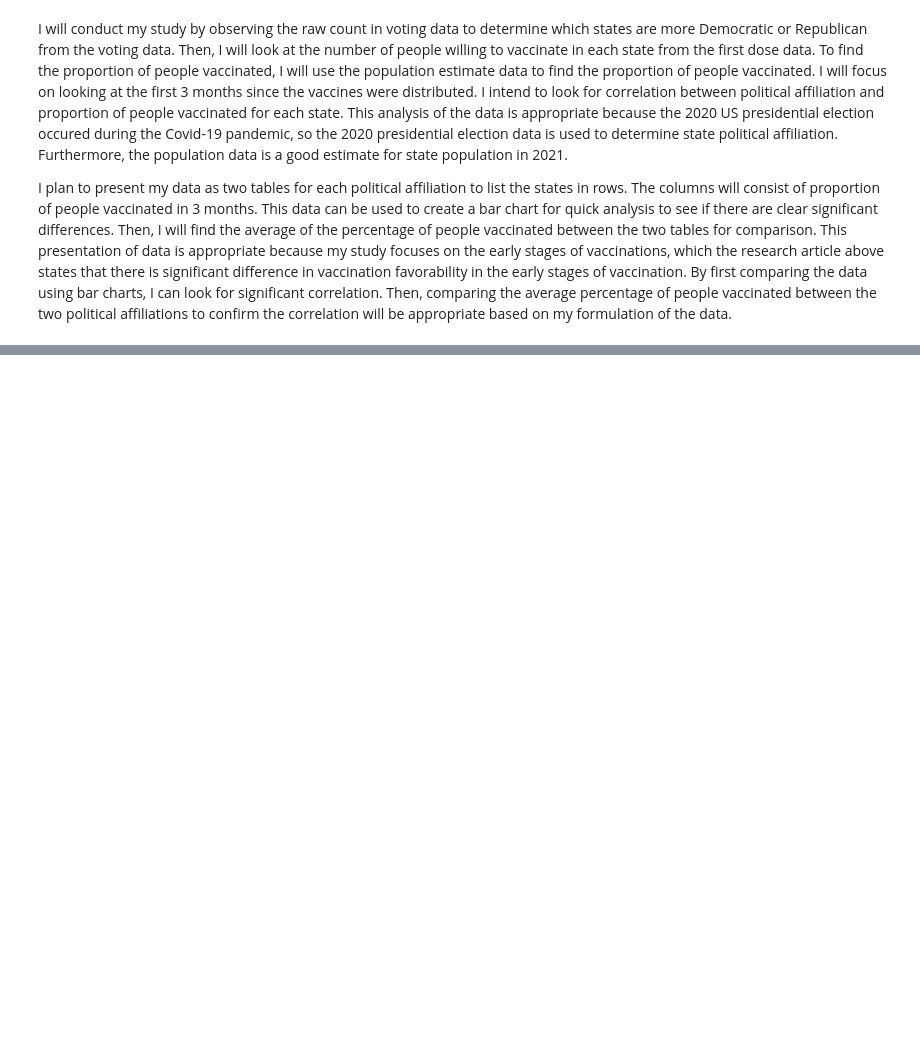
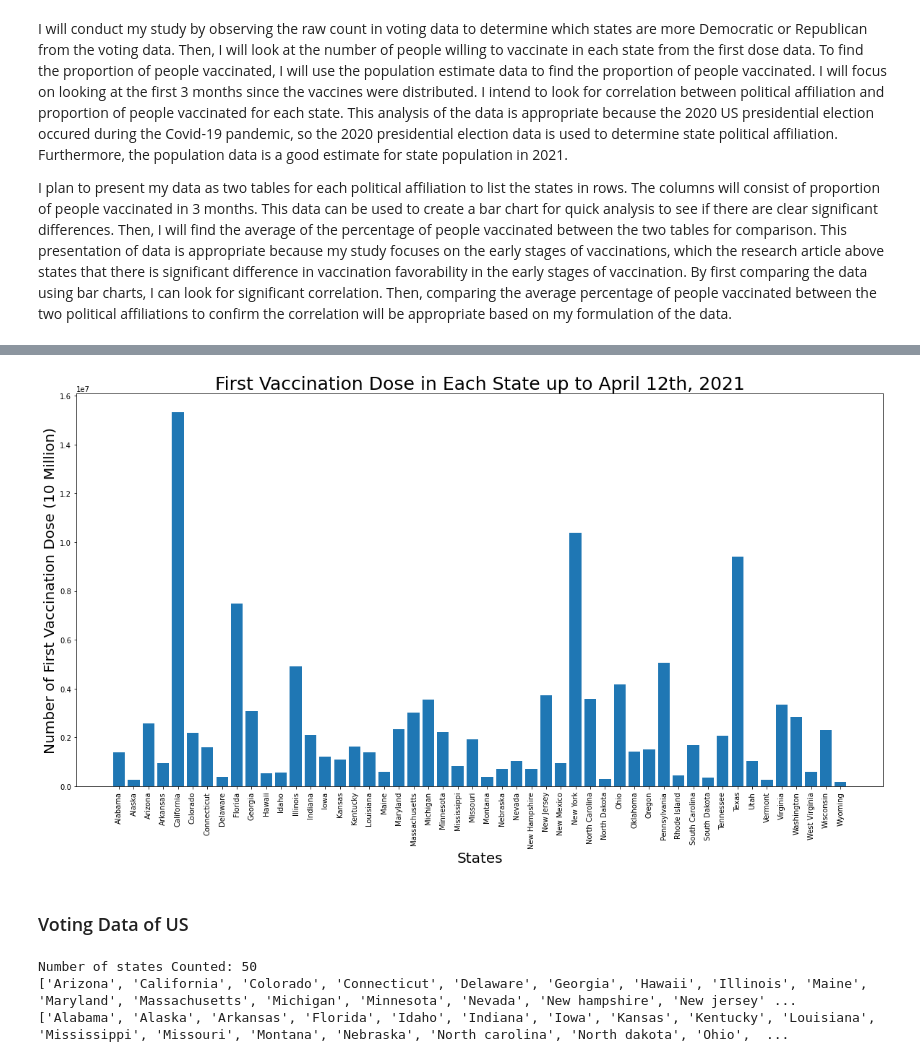
Before and after one commit to kangli30/hcde-410-final, a Jupyter notebook: A4.ipynb, the cells around one changed output, grey strips where cells are left out. Cells and saved outputs as stored; diff of their text form; code cells hidden in the pictures; blank space fills up the shorter version.

```diff
--- a/A4.ipynb
+++ b/A4.ipynb
@@ -51,0 +199,77 @@ I plan to present my data as two tables for each political affiliation to list t
+# %%
+#Creating graph of first vaccination dose in each State.
+
+states = DoseOne.keys()
+states = list(states)
+vaccinated = DoseOne.values()
+vaccinated = list(vaccinated)
+
+y_pos = range(len(states))
+plt.figure(figsize=(20,10))
+plt.bar(states, vaccinated)
+plt.xticks(y_pos, states, rotation = 90);
+plt.title("First Vaccination Dose in Each State up to April 12th, 2021", size = 25);
+plt.ylabel("Number of First Vaccination Dose (10 Million)", size = 20);
+plt.xlabel("States", size = 20);
+
+plt.savefig("First_Dose_in_each_State", dpi=300, facecolor='w', edgecolor='w',
+        orientation='portrait', format=None,transparent=False, bbox_inches='tight', pad_inches=0.1, metadata=None);
+# %% [output]
+[figure, added]
+# %% [markdown]
+### Voting Data of US
+# %%
+#Generate voting data
+#Determine state political affiliation
+
+#Create Lists of Democrat or Republican states
+#These strings are all capitalized
+DemStatesCap = []
+RepStatesCap = []
+counted = 0 #counter for determining if Democrat and Republican vote count is counted
+
+for row in VoteRaw:
+    if (row["year"] == "2020"):
+        if(row["state"] in US_States_Cap):
+
+            if(row["party_detailed"] == "DEMOCRAT"):
+                demVoters = int(row["candidatevotes"])
+                counted += 1
+            elif (row["party_detailed"] == "REPUBLICAN"):
+                repVoters = int(row["candidatevotes"])
+                counted += 1
+
+        if(counted == 2):
+            counted = 0
+            if(demVoters > repVoters):
+                DemStatesCap.append(row["state"])
+            elif (repVoters > demVoters):
+                RepStatesCap.append(row["state"])
+            else:
+                print("Equal Number of Votes!")
+
+DemStates = []
+RepStates = []
+
+for i in DemStatesCap:
+    lowercase = i.lower()
+    capitalize = lowercase[0].upper()
+    lowercase = lowercase[1:]
+    newState = capitalize + lowercase
+    DemStates.append(newState)
+for i in RepStatesCap:
+    lowercase = i.lower()
+    capitalize = lowercase[0].upper()
+    lowercase = lowercase[1:]
+    newState = capitalize + lowercase
+    RepStates.append(newState)
+
+print("Number of states Counted:",len(DemStates) + len(RepStates))
+
+#Check the lists of Democrat or Republican States
+print(DemStates)
+print(RepStates)
+# %% [output]
+Number of states Counted: 50
+['Arizona', 'California', 'Colorado', 'Connecticut', 'Delaware', 'Georgia', 'Hawaii', 'Illinois', 'Maine', 'Maryland', 'Massachusetts', 'Michigan', 'Minnesota', 'Nevada', 'New hampshire', 'New jersey' ...
+['Alabama', 'Alaska', 'Arkansas', 'Florida', 'Idaho', 'Indiana', 'Iowa', 'Kansas', 'Kentucky', 'Louisiana', 'Mississippi', 'Missouri', 'Montana', 'Nebraska', 'North carolina', 'North dakota', 'Ohio',  ...
```
Also changed, not shown: parts of 22 cells of this notebook, 8 other files.
